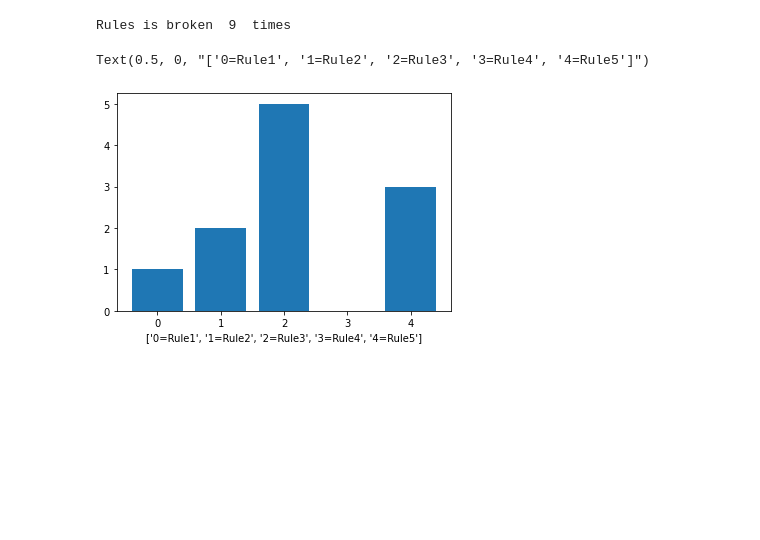
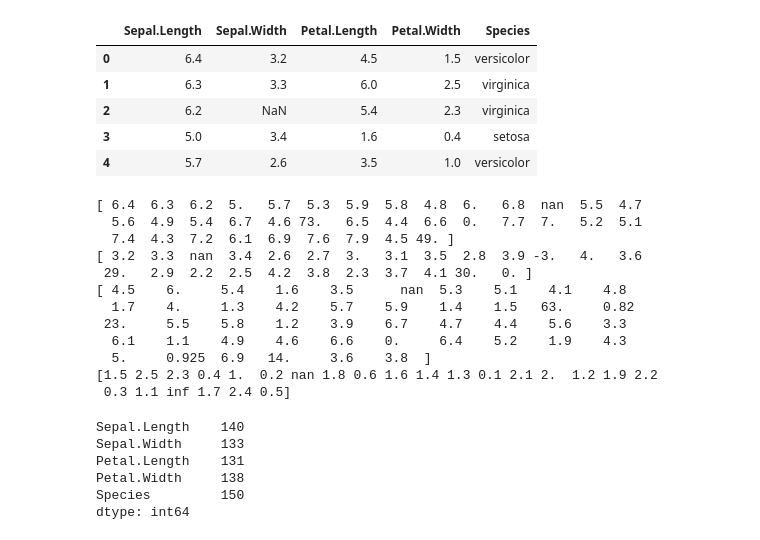
Before and after one commit to kundanpandit/DATA_MINING_PRACTICALS, a Jupyter notebook: DM_Practicals/DM_Practicals/Practical2_DM.ipynb, the cells around one changed output. Cells and saved outputs as stored; diff of their text form; code cells hidden in the pictures; blank space fills up the shorter version.

```diff
--- a/DM_Practicals/DM_Practicals/Practical2_DM.ipynb
+++ b/DM_Practicals/DM_Practicals/Practical2_DM.ipynb
@@ -46,10 +7,36 @@ df.iloc[inv]
-# %%
-print("Rules is broken ",r1+r2+r3+r4+r5," times")
-# %% [output]
-Rules is broken  9  times
-# %%
-plt.bar([r1,r2,r3,r4,r5],height=(1,2,3,4,5))
-plt.xlabel(['0=Rule1','1=Rule2','2=Rule3','3=Rule4','4=Rule5'])
-# %% [output]
-Text(0.5, 0, "['0=Rule1', '1=Rule2', '2=Rule3', '3=Rule4', '4=Rule5']")
-[figure, removed]
+# %%
+df.head()
+# %% [output]
+|  | Sepal.Length | Sepal.Width | Petal.Length | Petal.Width | Species |
+| 0 | 6.4 | 3.2 | 4.5 | 1.5 | versicolor |
+| 1 | 6.3 | 3.3 | 6.0 | 2.5 | virginica |
+| 2 | 6.2 | NaN | 5.4 | 2.3 | virginica |
+| 3 | 5.0 | 3.4 | 1.6 | 0.4 | setosa |
+| 4 | 5.7 | 2.6 | 3.5 | 1.0 | versicolor |
+# %%
+print(df['Sepal.Length'].unique())
+print(df['Sepal.Width'].unique())
+print(df['Petal.Length'].unique())
+print(df['Petal.Width'].unique())
+# %% [output]
+[ 6.4  6.3  6.2  5.   5.7  5.3  5.9  5.8  4.8  6.   6.8  nan  5.5  4.7
+  5.6  4.9  5.4  6.7  4.6 73.   6.5  4.4  6.6  0.   7.7  7.   5.2  5.1
+  7.4  4.3  7.2  6.1  6.9  7.6  7.9  4.5 49. ]
+[ 3.2  3.3  nan  3.4  2.6  2.7  3.   3.1  3.5  2.8  3.9 -3.   4.   3.6
+ 29.   2.9  2.2  2.5  4.2  3.8  2.3  3.7  4.1 30.   0. ]
+[ 4.5    6.     5.4    1.6    3.5      nan  5.3    5.1    4.1    4.8
+  1.7    4.     1.3    4.2    5.7    5.9    1.4    1.5   63.     0.82
+ 23.     5.5    5.8    1.2    3.9    6.7    4.7    4.4    5.6    3.3
+  6.1    1.1    4.9    4.6    6.6    0.     6.4    5.2    1.9    4.3
+  5.     0.925  6.9   14.     3.6    3.8  ]
+[1.5 2.5 2.3 0.4 1.  0.2 nan 1.8 0.6 1.6 1.4 1.3 0.1 2.1 2.  1.2 1.9 2.2
+ 0.3 1.1 inf 1.7 2.4 0.5]
+# %%
+df.notnull().sum()
+# %% [output]
+Sepal.Length    140
+Sepal.Width     133
+Petal.Length    131
+Petal.Width     138
+Species         150
+dtype: int64
```
Also changed, not shown: parts of 27 cells of this notebook.
